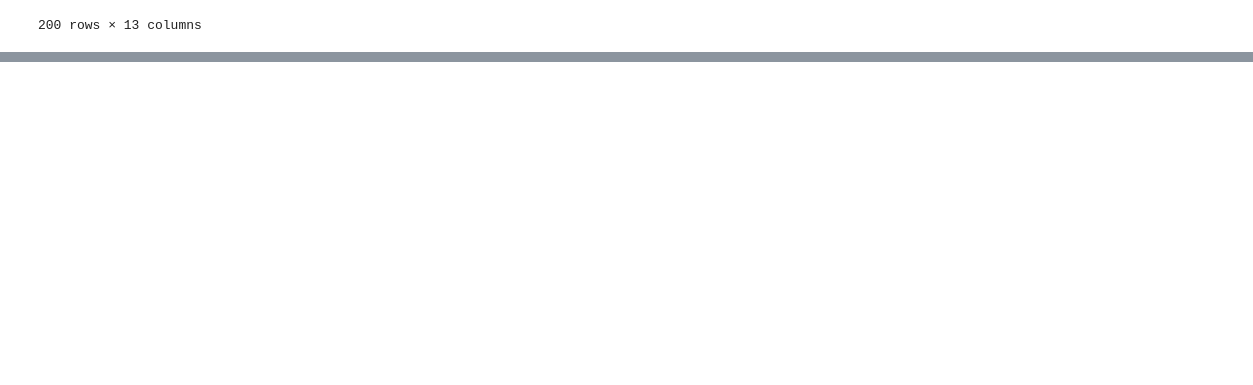
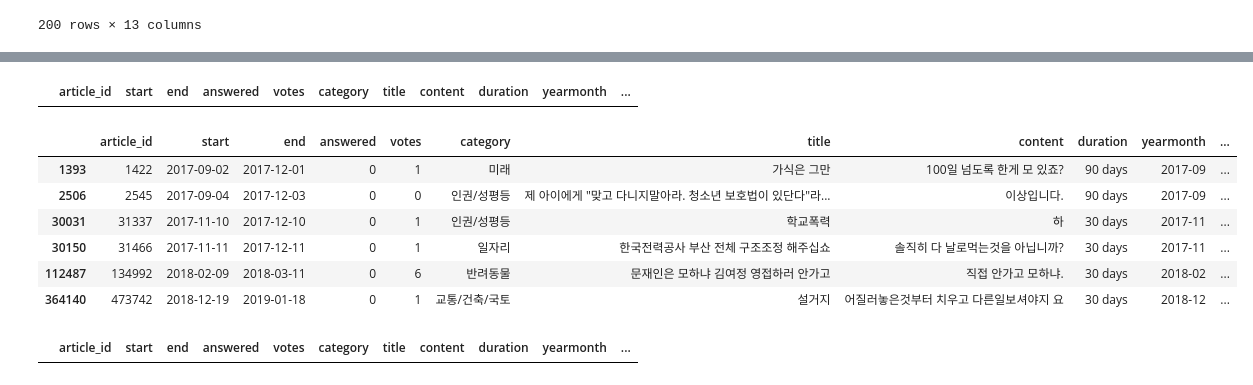
Before and after one commit to 21ckwj/fintech, a Jupyter notebook: 텍스트마이닝/0408_청와대청원분석.ipynb, the cells around one changed output, grey strips where cells are left out. Drawn from its saved outputs; the diff is of its cells as text; code cells hidden in the pictures; blank space fills up the shorter version.

```diff
--- a/텍스트마이닝/0408_청와대청원분석.ipynb
+++ b/텍스트마이닝/0408_청와대청원분석.ipynb
@@ -494,0 +525,16 @@ pet_by_moon[pet_by_moon['remove_clean_tokens']== '']
+# %%
+# 빈값 확인
+pet_by_moon[pet_by_moon['remove_clean_tokens']== ' '] # 없음
+# %% [output]
+|  | article_id | start | end | answered | votes | category | title | content | duration | yearmonth | ... |
+# %%
+# 빈값 확인
+pet_by_moon[pet_by_moon['remove_clean_tokens'].apply(bool)== False] # ''과 결과 같음
+# %% [output]
+|  | article_id | start | end | answered | votes | category | title | content | duration | yearmonth | ... |
+| 1393 | 1422 | 2017-09-02 | 2017-12-01 | 0 | 1 | 미래 | 가식은 그만 | 100일 넘도록 한게 모 있죠? | 90 days | 2017-09 | ... |
+| 2506 | 2545 | 2017-09-04 | 2017-12-03 | 0 | 0 | 인권/성평등 | 제 아이에게 "맞고 다니지말아라. 청소년 보호법이 있단다"라... | 이상입니다. | 90 days | 2017-09 | ... |
+| 30031 | 31337 | 2017-11-10 | 2017-12-10 | 0 | 1 | 인권/성평등 | 학교폭력 | 하 | 30 days | 2017-11 | ... |
+| 30150 | 31466 | 2017-11-11 | 2017-12-11 | 0 | 1 | 일자리 | 한국전력공사 부산 전체 구조조정 해주십쇼 | 솔직히 다 날로먹는것을 아닙니까? | 30 days | 2017-11 | ... |
+| 112487 | 134992 | 2018-02-09 | 2018-03-11 | 0 | 6 | 반려동물 | 문재인은 모하냐 김여정 영접하러 안가고 | 직접 안가고 모하냐. | 30 days | 2018-02 | ... |
+| 364140 | 473742 | 2018-12-19 | 2019-01-18 | 0 | 1 | 교통/건축/국토 | 설거지 | 어질러놓은것부터 치우고 다른일보셔야지 요 | 30 days | 2018-12 | ... |
@@ -494,0 +545,5 @@ pet_by_moon[pet_by_moon['remove_clean_tokens']== '']
+# %%
+# 제거 확인
+pet_by_moon[pet_by_moon['remove_clean_tokens']== '']
+# %% [output]
+|  | article_id | start | end | answered | votes | category | title | content | duration | yearmonth | ... |
```
Also changed, not shown: parts of 43 cells of this notebook, 1 other file.
